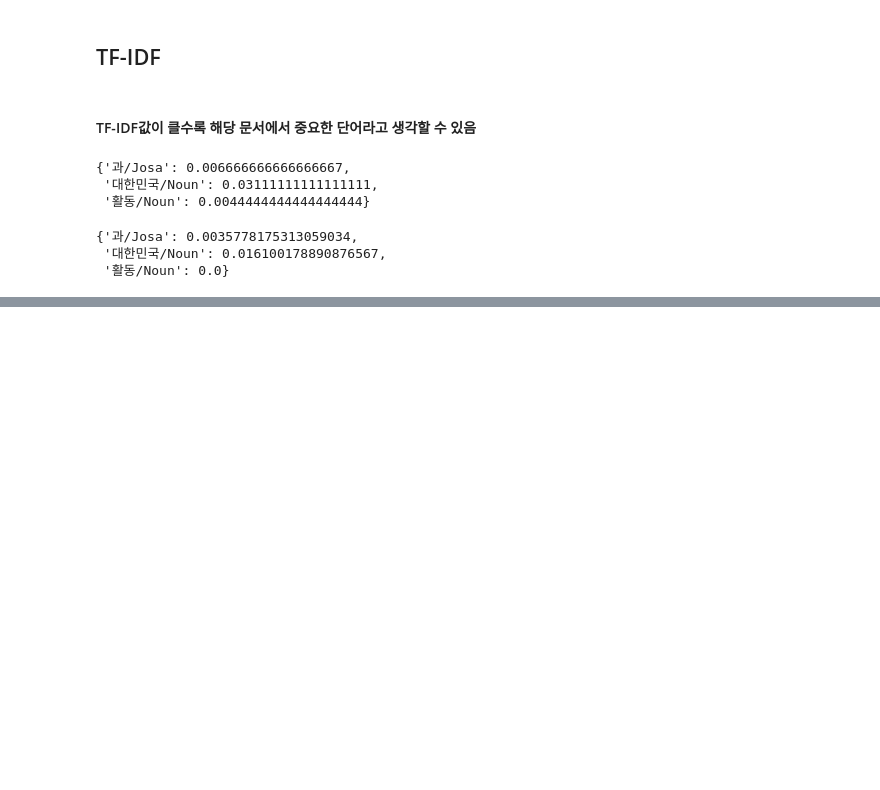
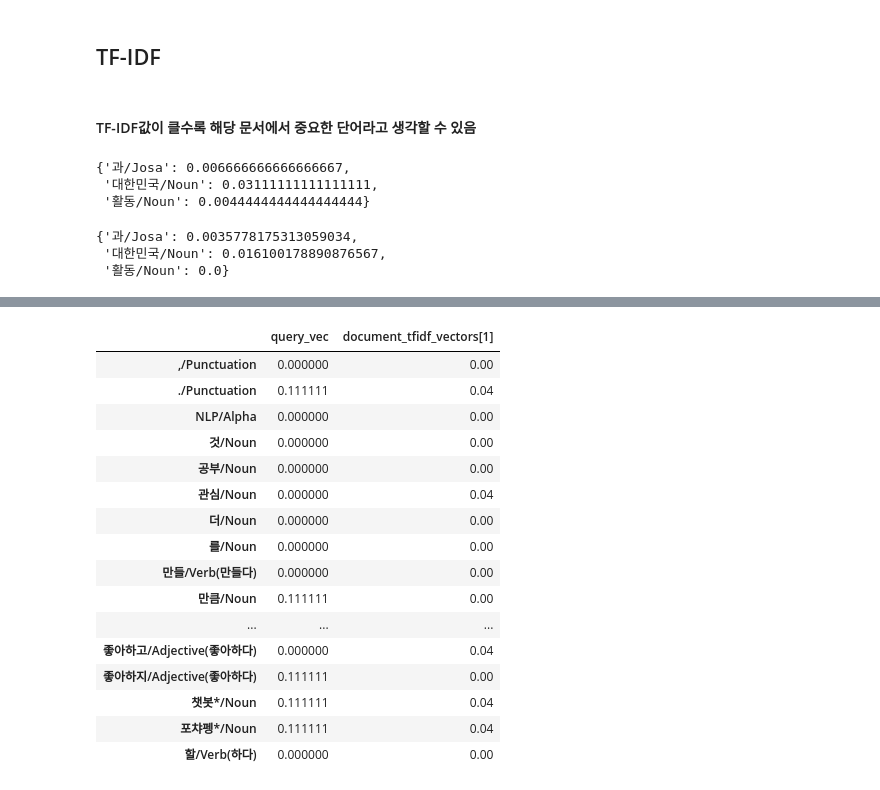
Before and after one commit to sucream/nlp_study, a Jupyter notebook: chap3/chap3.ipynb, the cells around one changed output, grey strips where cells are left out. Drawn from its saved outputs; the diff is of its cells as text; code cells hidden in the pictures; blank space fills up the shorter version.

```diff
--- a/chap3/chap3.ipynb
+++ b/chap3/chap3.ipynb
@@ -850,0 +944,22 @@ history_tfidf
+# %%
+query = "포챠펭이 챗봇을 만드는데 얼마나 걸리나요?"
+query_vec = copy.copy(zero_vector)
+# %%
+tokens = sorted(pos_tag.twitter_pos(query, concat=True))
+token_counts = Counter(tokens)
+print(token_counts)
+
+for key, value in token_counts.items():
+    docs_containing_key = 0
+    print(doc_vectors)
+    for _doc in doc_vectors:  #
+        if key in list(_doc.keys()):
+            docs_containing_key += 1
+        if docs_containing_key == 0:
+            continue
+    tf = value / len(tokens)
+    print(len(document_tfidf_vectors), docs_containing_key)
+    idf = len(document_tfidf_vectors) / docs_containing_key
+    query_vec[key] = tf * idf
+
+query_vec
@@ -850,0 +998,20 @@ history_tfidf
+# %%
+pd.DataFrame({'query_vec': query_vec, 'document_tfidf_vectors[1]': document_tfidf_vectors[1]})
+# %% [output]
+|  | query_vec | document_tfidf_vectors[1] |
+| ,/Punctuation | 0.000000 | 0.00 |
+| ./Punctuation | 0.111111 | 0.04 |
+| NLP/Alpha | 0.000000 | 0.00 |
+| 것/Noun | 0.000000 | 0.00 |
+| 공부/Noun | 0.000000 | 0.00 |
+| 관심/Noun | 0.000000 | 0.04 |
+| 더/Noun | 0.000000 | 0.00 |
+| 를/Noun | 0.000000 | 0.00 |
+| 만들/Verb(만들다) | 0.000000 | 0.00 |
+| 만큼/Noun | 0.111111 | 0.00 |
+| ... | ... | ... |
+| 좋아하고/Adjective(좋아하다) | 0.000000 | 0.04 |
+| 좋아하지/Adjective(좋아하다) | 0.111111 | 0.00 |
+| 챗봇*/Noun | 0.111111 | 0.04 |
+| 포챠펭*/Noun | 0.111111 | 0.04 |
+| 할/Verb(하다) | 0.000000 | 0.00 |
```
Also changed, not shown: parts of 12 cells of this notebook, 3 other files.
